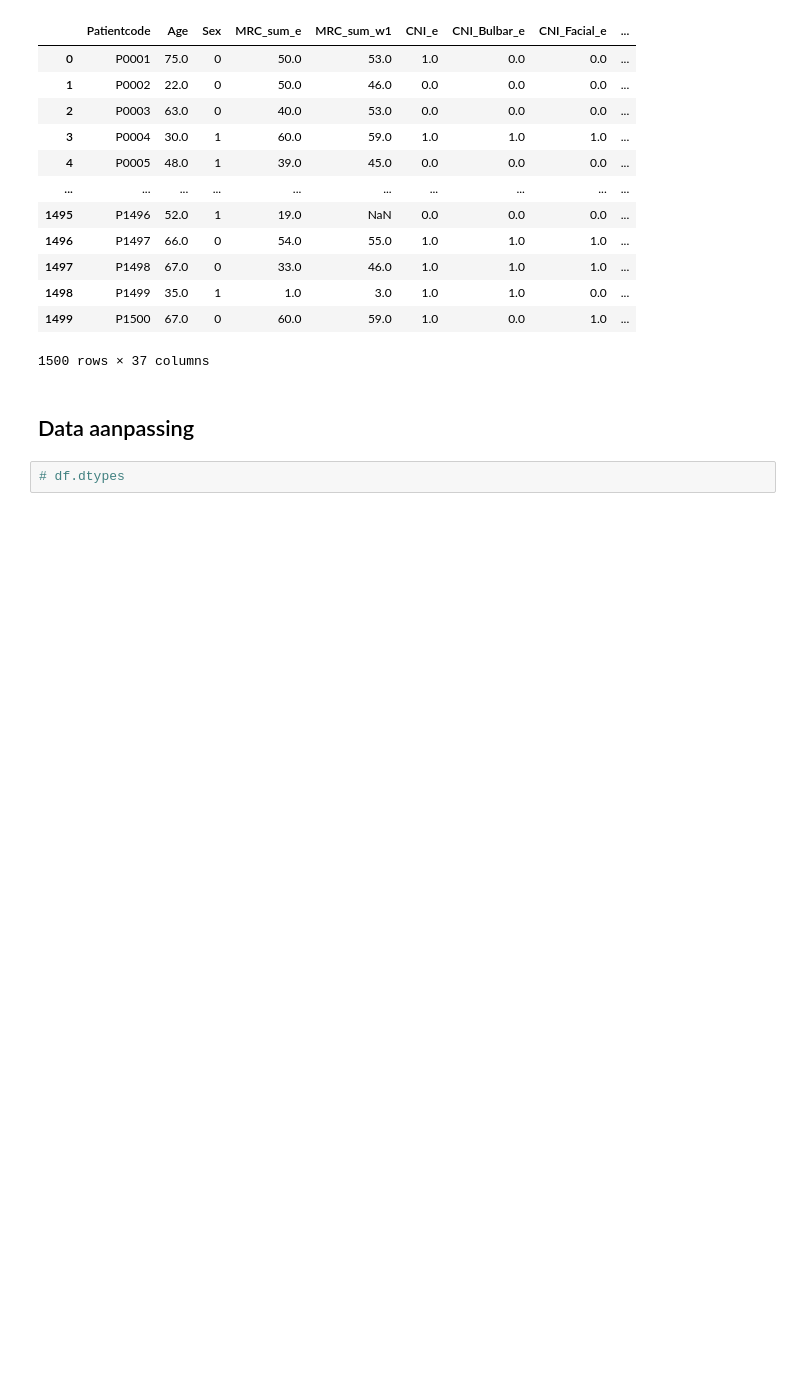
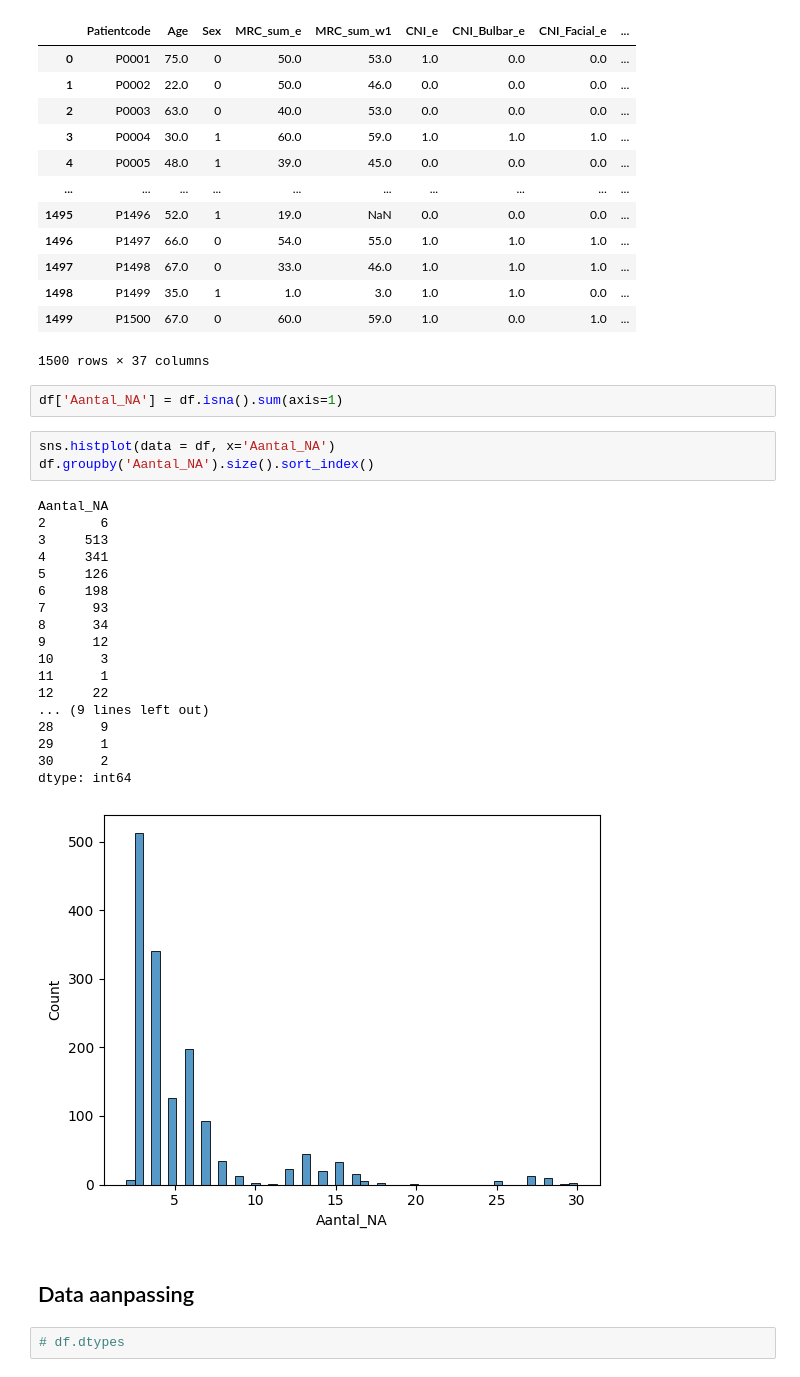
Before and after one commit to someoneontheworld/Modelleren-project, a Jupyter notebook: modelleren_code_Eindversie_groep_17.ipynb, the cells around one changed output. Drawn from its saved outputs; the diff is of its cells as text; blank space fills up the shorter version.

```diff
--- a/modelleren_code_Eindversie_groep_17.ipynb
+++ b/modelleren_code_Eindversie_groep_17.ipynb
@@ -37,6 +37,30 @@ df
 | 1498 | P1499 | 35.0 | 1 | 1.0 | 3.0 | 1.0 | 1.0 | 0.0 | ... |
 | 1499 | P1500 | 67.0 | 0 | 60.0 | 59.0 | 1.0 | 0.0 | 1.0 | ... |
 1500 rows × 37 columns
+# %%
+df['Aantal_NA'] = df.isna().sum(axis=1)
+# %%
+sns.histplot(data = df, x='Aantal_NA')
+df.groupby('Aantal_NA').size().sort_index()
+# %% [output]
+Aantal_NA
+2       6
+3     513
+4     341
+5     126
+6     198
+7      93
+8      34
+9      12
+10      3
+11      1
+12     22
+... (9 lines left out)
+28      9
+29      1
+30      2
+dtype: int64
+[figure, added]
 # %% [markdown]
 ## Data aanpassing
 # %%
```
Also changed, not shown: parts of 8 cells of this notebook.
